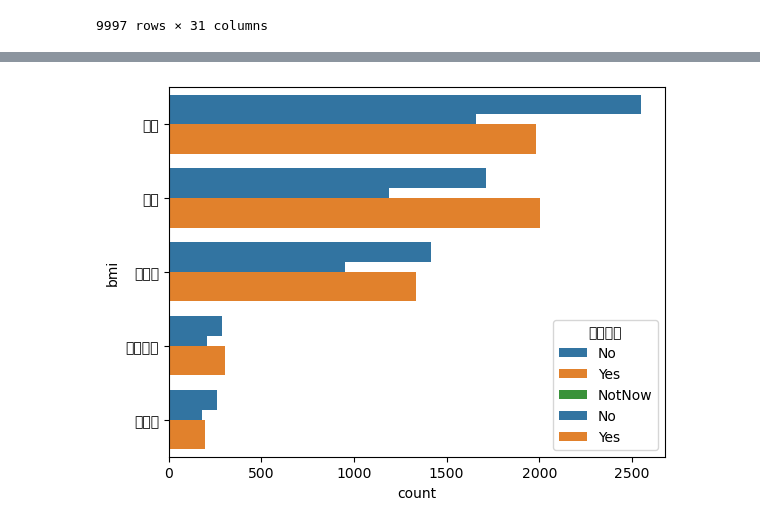
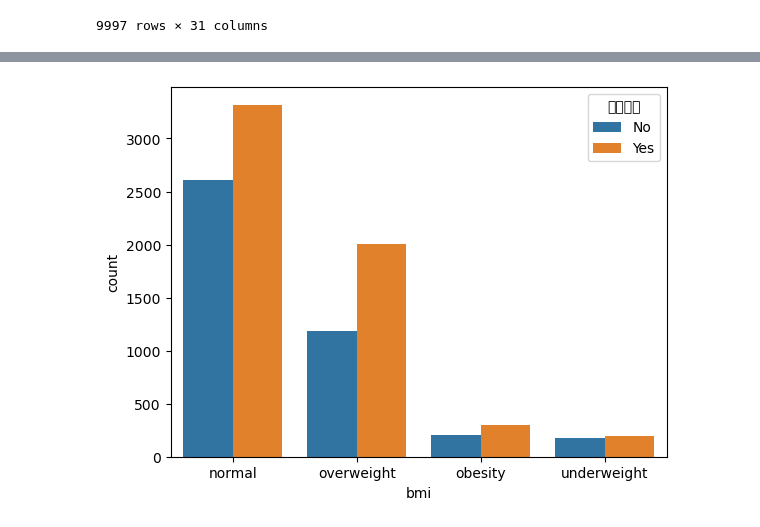
Before and after one commit to hurrayay/DataMining, a Jupyter notebook: health.ipynb, the cells around one changed output, grey strips where cells are left out. Cells and saved outputs as stored; diff of their text form; code cells hidden in the pictures.

```diff
--- a/health.ipynb
+++ b/health.ipynb
@@ -144,13 +169,9 @@ See the caveats in the documentation: https://pandas.pydata.org/pandas-docs/stab
 9997 rows × 31 columns
 # %%
 df['bmi']='' #column에 bmi 추가 후 초기화
-healthy.loc[healthy['bmiset'] <18.5, 'bmi'] ='저체중'
+healthy.loc[healthy['bmiset'] <18.5, 'bmi'] ='underweight'
 #loc문법 활용으로 bmiset이 18.5보다 작으면 bmi 열에 '정상' 으로 기록
-healthy.loc[(healthy['bmiset']>=18.5) & (healthy['bmiset']<23), 'bmi'] ='정상'
+healthy.loc[(healthy['bmiset']>=18.5) & (healthy['bmiset']<25), 'bmi'] ='normal'
 #healthy['column'] 이 기본 형태이고 계산식이 두 개 이상이기에 ()을 각각 넣어준다.
-healthy.loc[(healthy['bmiset']>=23) & (healthy['bmiset']<25), 'bmi'] ='과체중'
-healthy.loc[(healthy['bmiset']>=25) & (healthy['bmiset']<30), 'bmi'] ='비만'
-healthy.loc[healthy['bmiset']>=30, 'bmi'] ='고도비만'
-
-health_final = healthy.iloc[:,[24,25,31]]
-health_final
+healthy.loc[(healthy['bmiset']>=25) & (healthy['bmiset']<30), 'bmi'] ='overweight'
+healthy.loc[healthy['bmiset']>=30, 'bmi'] ='obesity'
@@ -172,5 +197,4 @@ health_final
 # %%
-smoking = sns.countplot(data = health_final,y='bmi',hue='흡연상태')
-alchol = sns.countplot(data= health_final, y ='bmi', hue='음주여부')
+alchol = sns.countplot(data= health_final, x='bmi', hue='음주여부')
 # %% [output]
-[figure, old version]
+[figure, new version]
```
Also changed, not shown: parts of 7 cells of this notebook.
